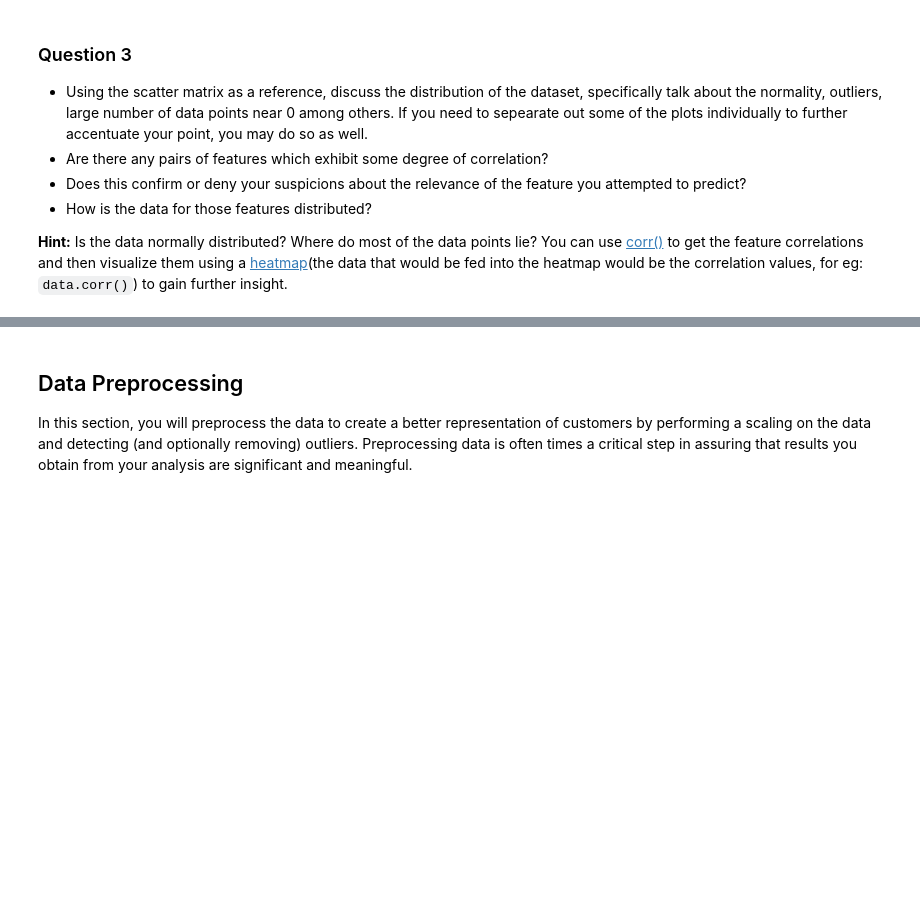
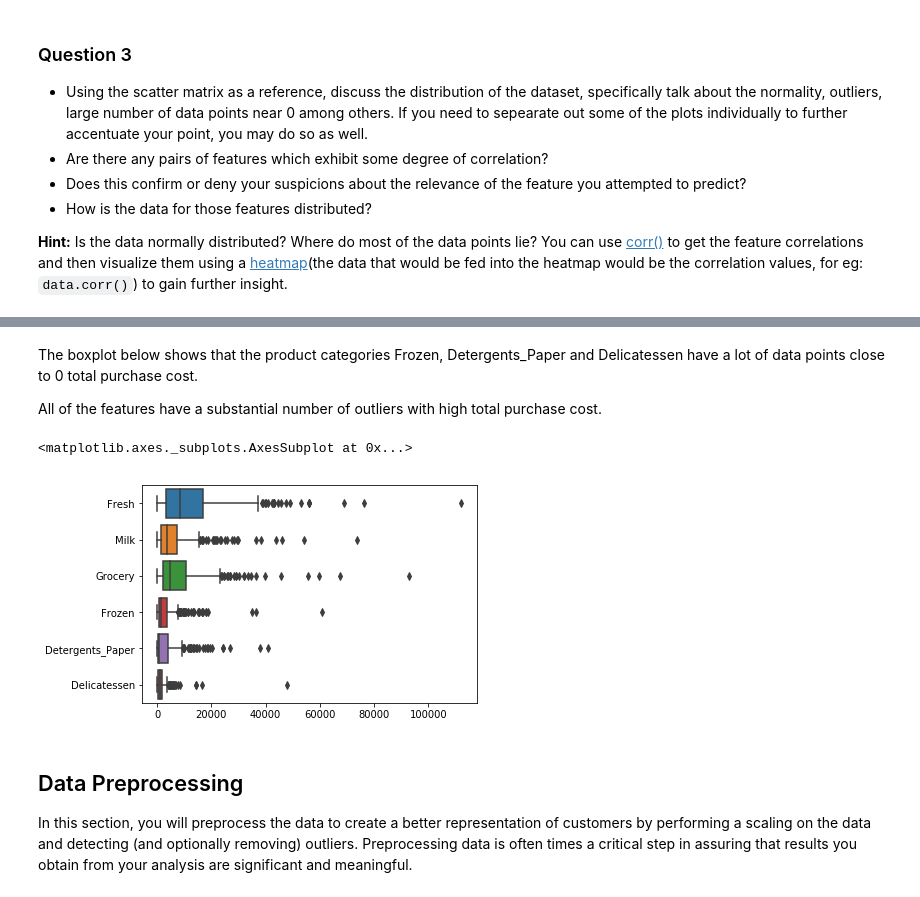
Before and after one commit to teragotti/customer_segments, a Jupyter notebook: customer_segments.ipynb, the cells around one changed output, grey strips where cells are left out. Drawn from its saved outputs; the diff is of its cells as text; code cells hidden in the pictures; blank space fills up the shorter version.

```diff
--- a/customer_segments.ipynb
+++ b/customer_segments.ipynb
@@ -161,3 +194,12 @@ pd.scatter_matrix(data, alpha = 0.3, figsize = (14,8), diagonal = 'kde');
+# %% [markdown]
+The boxplot below shows that the product categories Frozen, Detergents_Paper and Delicatessen have a lot of data points close to 0 total purchase cost.
+
+All of the features have a substantial number of outliers with high total purchase cost.
+# %%
+sns.boxplot(data=data, orient="h")
+# %% [output]
+<matplotlib.axes._subplots.AxesSubplot at 0x...>
+[figure, added]
 # %% [markdown]
 ## Data Preprocessing
 In this section, you will preprocess the data to create a better representation of customers by performing a scaling on the data and detecting (and optionally removing) outliers. Preprocessing data is often times a critical step in assuring that results you obtain from your analysis are significant and meaningful.
```
Also changed, not shown: parts of 59 cells of this notebook, 1 other file.
